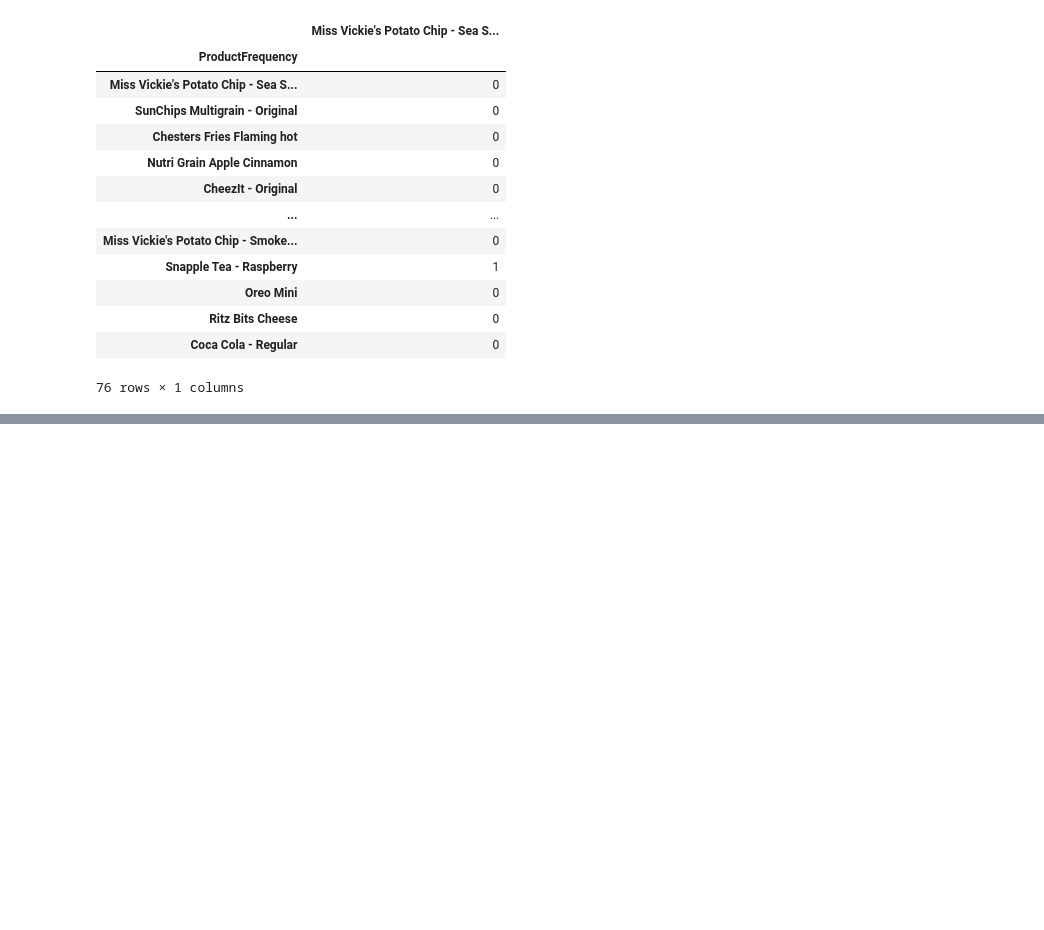
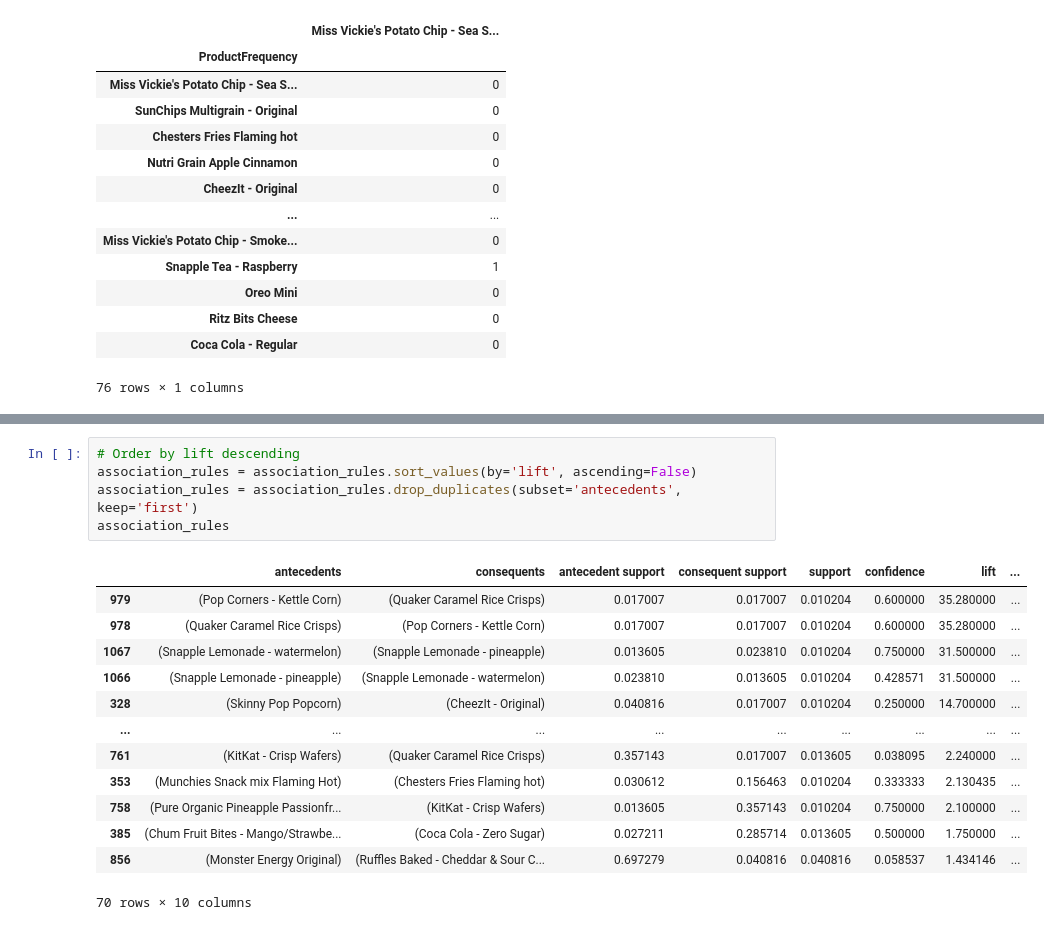
Before and after one commit to tomweinandy/AIinPowerBI, a Jupyter notebook: clean_vending_data.ipynb, the cells around one changed output, grey strips where cells are left out. Saved outputs shown, nothing was run; the diff lists cells and outputs as text; blank space fills up the shorter version.

```diff
--- a/clean_vending_data.ipynb
+++ b/clean_vending_data.ipynb
@@ -606,0 +380,19 @@ pivot_data
+# %%
+# Order by lift descending
+association_rules = association_rules.sort_values(by='lift', ascending=False)
+association_rules = association_rules.drop_duplicates(subset='antecedents', keep='first')
+association_rules
+# %% [output]
+|  | antecedents | consequents | antecedent support | consequent support | support | confidence | lift | ... |
+| 979 | (Pop Corners - Kettle Corn) | (Quaker Caramel Rice Crisps) | 0.017007 | 0.017007 | 0.010204 | 0.600000 | 35.280000 | ... |
+| 978 | (Quaker Caramel Rice Crisps) | (Pop Corners - Kettle Corn) | 0.017007 | 0.017007 | 0.010204 | 0.600000 | 35.280000 | ... |
+| 1067 | (Snapple Lemonade - watermelon) | (Snapple Lemonade - pineapple) | 0.013605 | 0.023810 | 0.010204 | 0.750000 | 31.500000 | ... |
+| 1066 | (Snapple Lemonade - pineapple) | (Snapple Lemonade - watermelon) | 0.023810 | 0.013605 | 0.010204 | 0.428571 | 31.500000 | ... |
+| 328 | (Skinny Pop Popcorn) | (CheezIt - Original) | 0.040816 | 0.017007 | 0.010204 | 0.250000 | 14.700000 | ... |
+| ... | ... | ... | ... | ... | ... | ... | ... | ... |
+| 761 | (KitKat - Crisp Wafers) | (Quaker Caramel Rice Crisps) | 0.357143 | 0.017007 | 0.013605 | 0.038095 | 2.240000 | ... |
+| 353 | (Munchies Snack mix Flaming Hot) | (Chesters Fries Flaming hot) | 0.030612 | 0.156463 | 0.010204 | 0.333333 | 2.130435 | ... |
+| 758 | (Pure Organic Pineapple Passionfr... | (KitKat - Crisp Wafers) | 0.013605 | 0.357143 | 0.010204 | 0.750000 | 2.100000 | ... |
+| 385 | (Chum Fruit Bites - Mango/Strawbe... | (Coca Cola - Zero Sugar) | 0.027211 | 0.285714 | 0.013605 | 0.500000 | 1.750000 | ... |
+| 856 | (Monster Energy Original) | (Ruffles Baked - Cheddar & Sour C... | 0.697279 | 0.040816 | 0.040816 | 0.058537 | 1.434146 | ... |
+70 rows × 10 columns
```
Also changed, not shown: parts of 22 cells of this notebook.
